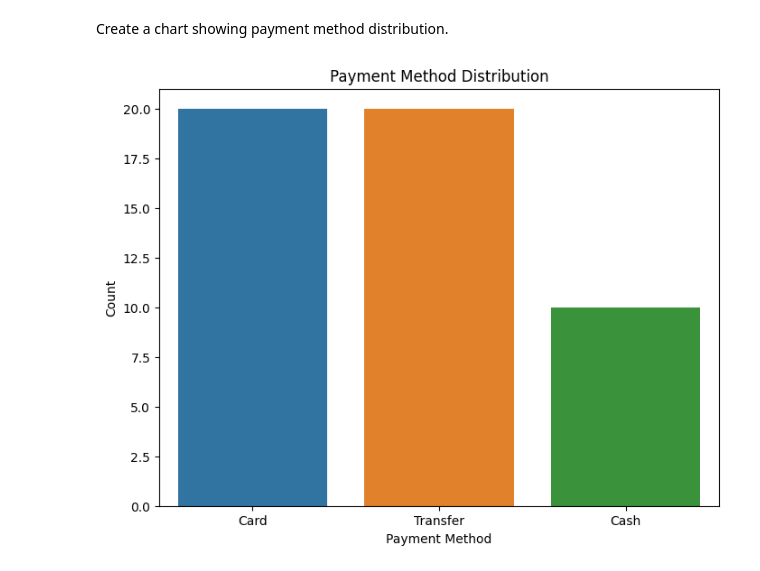
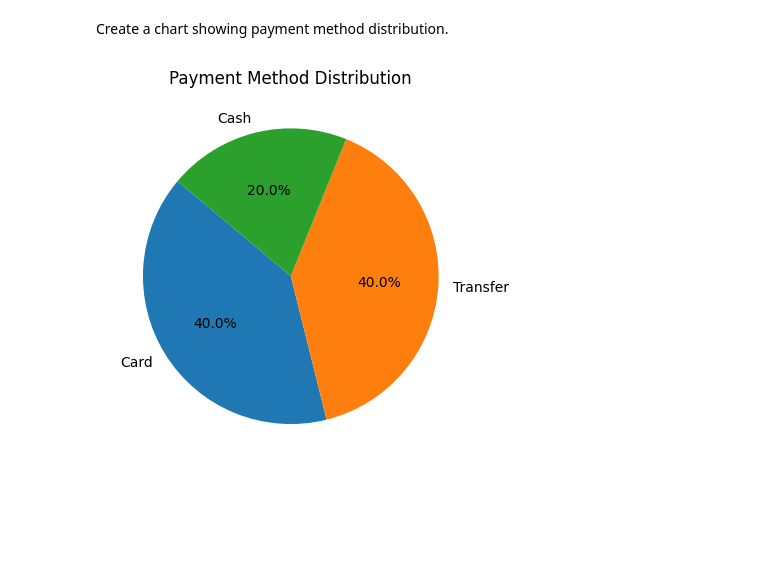
Before and after one commit to SyusufWaliyyi/sales_data_analysis, a Jupyter notebook: sales_analysis.ipynb, the cells around one changed output. Drawn from its saved outputs; the diff is of its cells as text; code cells hidden in the pictures; blank space fills up the shorter version.

```diff
--- a/sales_analysis.ipynb
+++ b/sales_analysis.ipynb
@@ -282,12 +282,9 @@ plt.show()
 Create a chart showing payment method distribution.
 # %%
 # Create a chart showing payment method distribution.
-payment_method_counts = df_sales["payment_method"].value_counts().sort_values(ascending=False)
-plt.figure(figsize=(8, 6))
-sns.barplot(x=payment_method_counts.index, y=payment_method_counts.values, hue=payment_method_counts.index)
-plt.xlabel("Payment Method")
-plt.ylabel("Count")
+payment_method_counts = df_sales["payment_method"].value_counts()
+plt.pie(payment_method_counts.values, labels=payment_method_counts.index, autopct="%1.1f%%", startangle=140)
 plt.title("Payment Method Distribution")
 plt.show()
 # %% [output]
-[figure, old version]
+[figure, new version]
```
